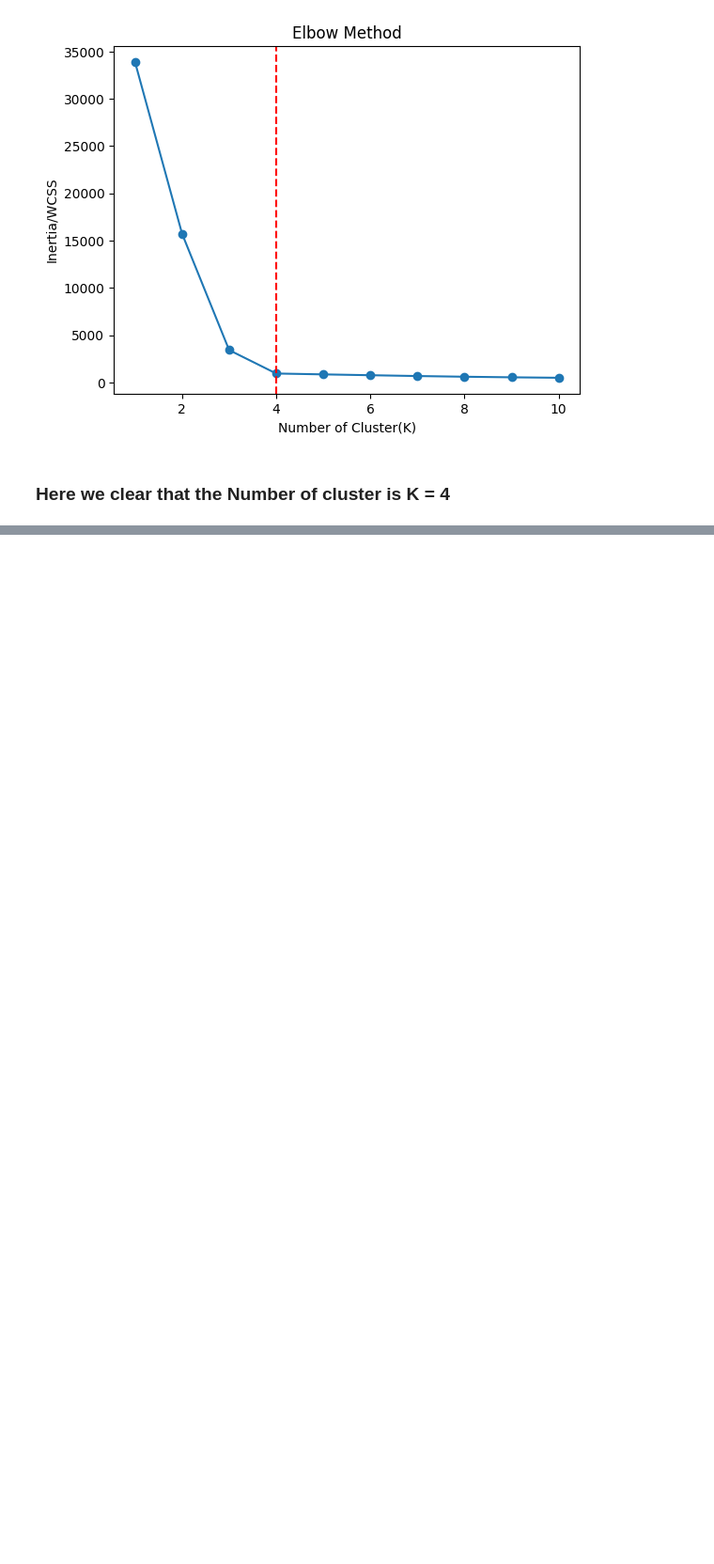
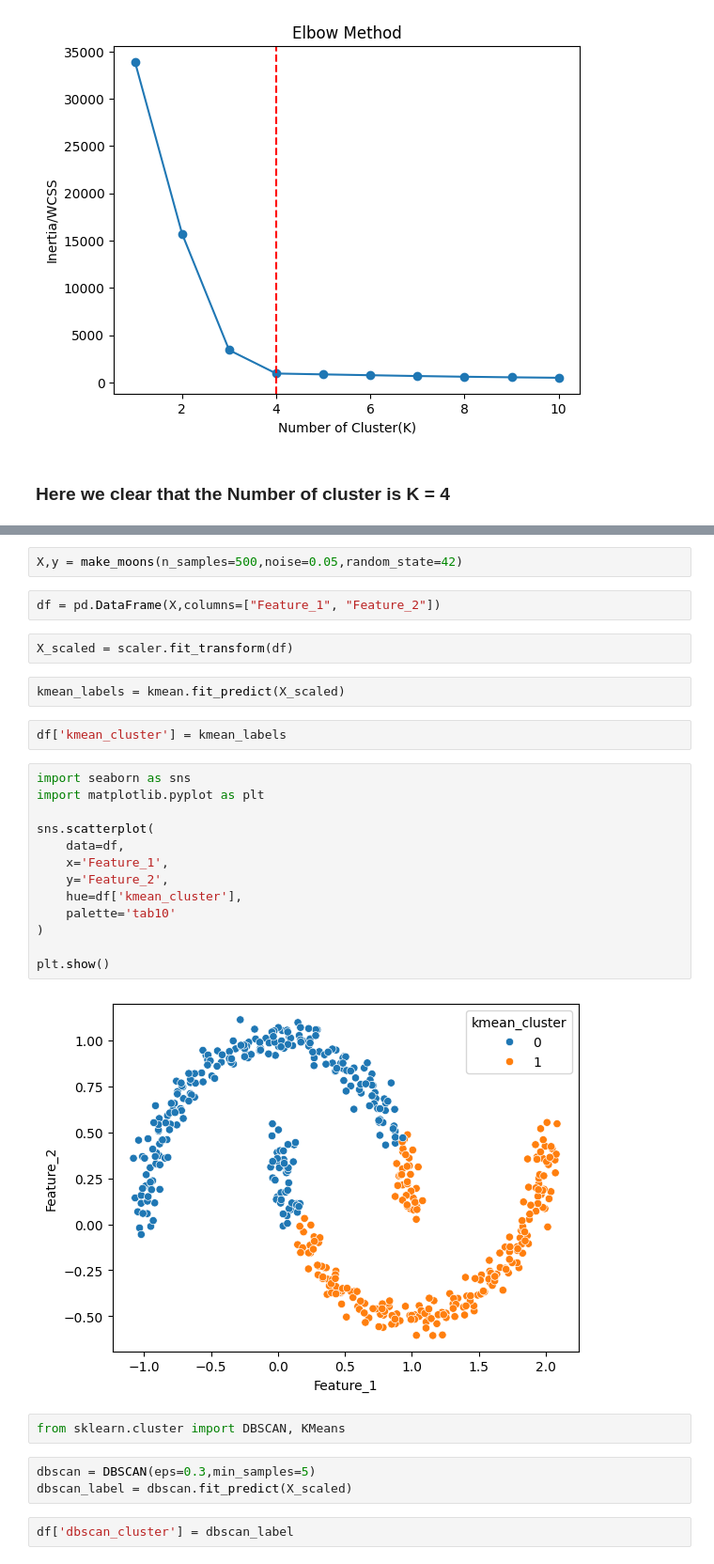
Before and after one commit to Prince-techh/ML_learning, a Jupyter notebook: Elbow_method.ipynb, the cells around one changed output, grey strips where cells are left out. Shown at 94% size. Cells and saved outputs as stored; diff of their text form; blank space fills up the shorter version.

```diff
--- a/Elbow_method.ipynb
+++ b/Elbow_method.ipynb
@@ -58,0 +46,32 @@ plt.show()
+# %%
+X,y = make_moons(n_samples=500,noise=0.05,random_state=42)
+# %%
+df = pd.DataFrame(X,columns=["Feature_1", "Feature_2"])
+# %%
+X_scaled = scaler.fit_transform(df)
+# %%
+kmean_labels = kmean.fit_predict(X_scaled)
+# %%
+df['kmean_cluster'] = kmean_labels
+# %%
+import seaborn as sns
+import matplotlib.pyplot as plt
+
+sns.scatterplot(
+    data=df,
+    x='Feature_1',
+    y='Feature_2',
+    hue=df['kmean_cluster'],
+    palette='tab10'
+)
+
+plt.show()
+# %% [output]
+[figure, added]
+# %%
+from sklearn.cluster import DBSCAN, KMeans
+# %%
+dbscan = DBSCAN(eps=0.3,min_samples=5)
+dbscan_label = dbscan.fit_predict(X_scaled)
+# %%
+df['dbscan_cluster'] = dbscan_label
```
Also changed, not shown: parts of 5 cells of this notebook.
